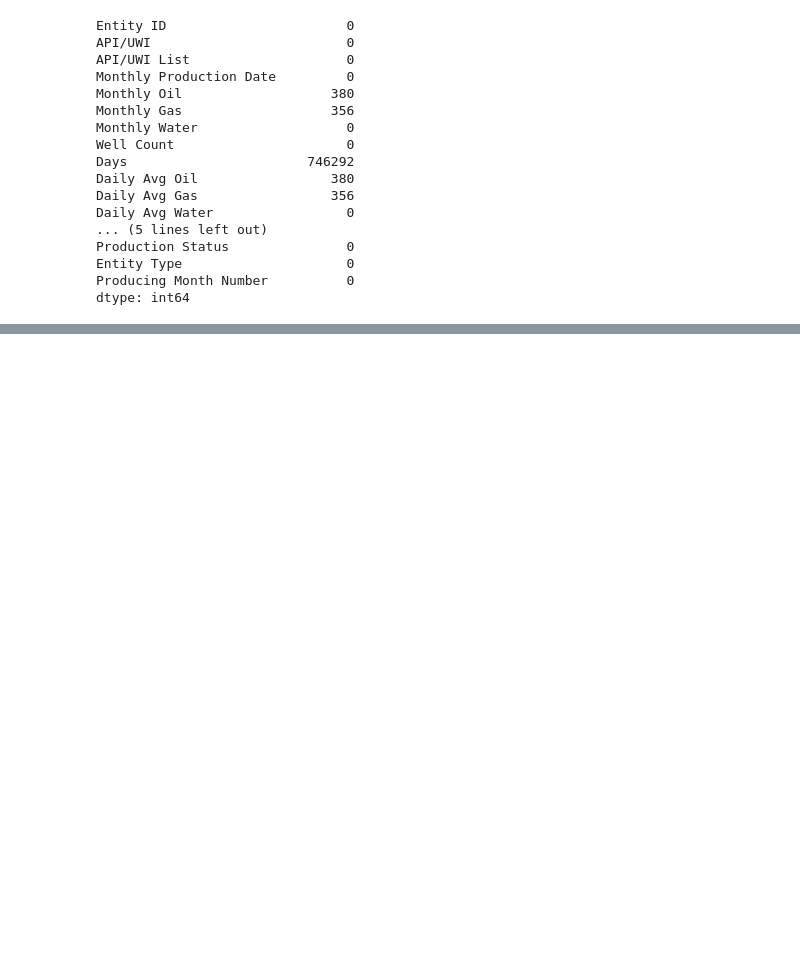
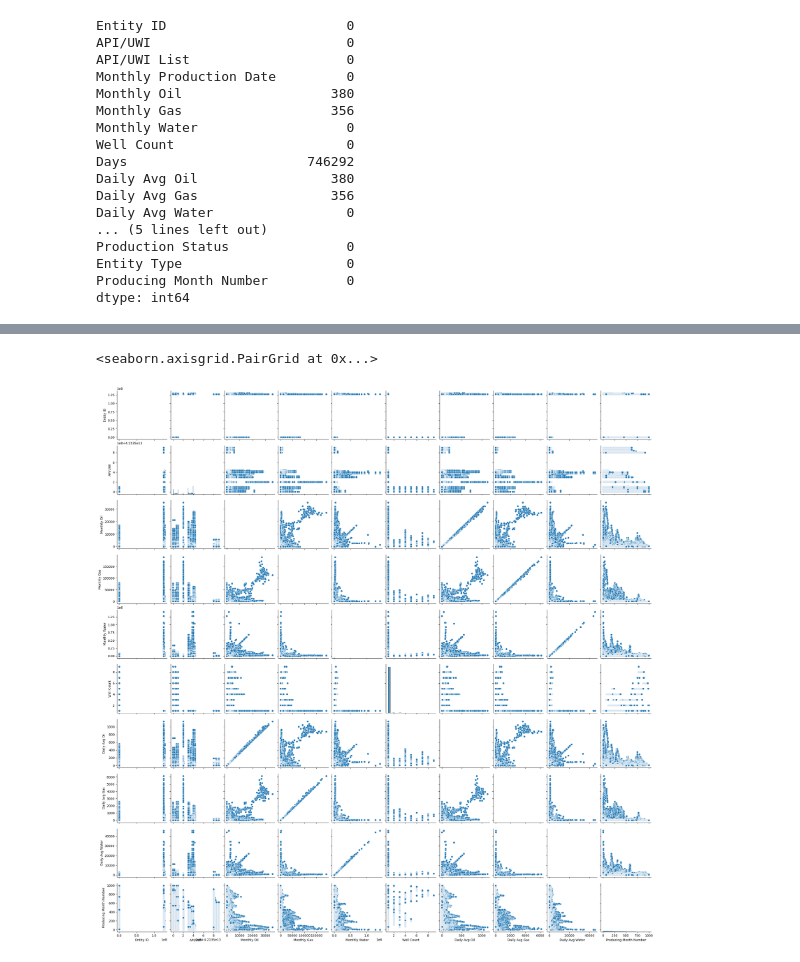
Before and after one commit to ManishRawat07/PETR6397-Final-Project-Oil-Production-Forecasting-using-Machine-Learning, a Jupyter notebook: Oil Production forecasting.ipynb, the cells around one changed output, grey strips where cells are left out. Saved outputs shown, nothing was run; the diff lists cells and outputs as text; code cells hidden in the pictures; blank space fills up the shorter version.

```diff
--- a/Oil Production forecasting.ipynb
+++ b/Oil Production forecasting.ipynb
@@ -107,0 +158,16 @@ df.describe()
+# %%
+# Imputation for missing values
+
+# A) impute missing values with median for numerical columns i.e. 'Monthly Oil', 'Monthly Gas', 'Daily Avg Oil', 'Daily Avg Gas'
+
+num_cols = ['Monthly Oil', 'Monthly Gas', 'Daily Avg Oil', 'Daily Avg Gas']
+for col in num_cols:
+    median_val = df[col].median()
+    df[col] = df[col].fillna(median_val)
+
+
+# B) Now lets impute object feature 'Reservoir' with mode
+
+df['Reservoir'].fillna(df['Reservoir'].mode()[0], inplace=True)
+
+df.isna().sum()
@@ -107,0 +190,9 @@ df.describe()
+# %%
+# Create a Pairplot for any correlations
+
+import seaborn as sns
+
+sns.pairplot(df)
+# %% [output]
+<seaborn.axisgrid.PairGrid at 0x...>
+[figure, added]
```
Also changed, not shown: parts of 6 cells of this notebook.
